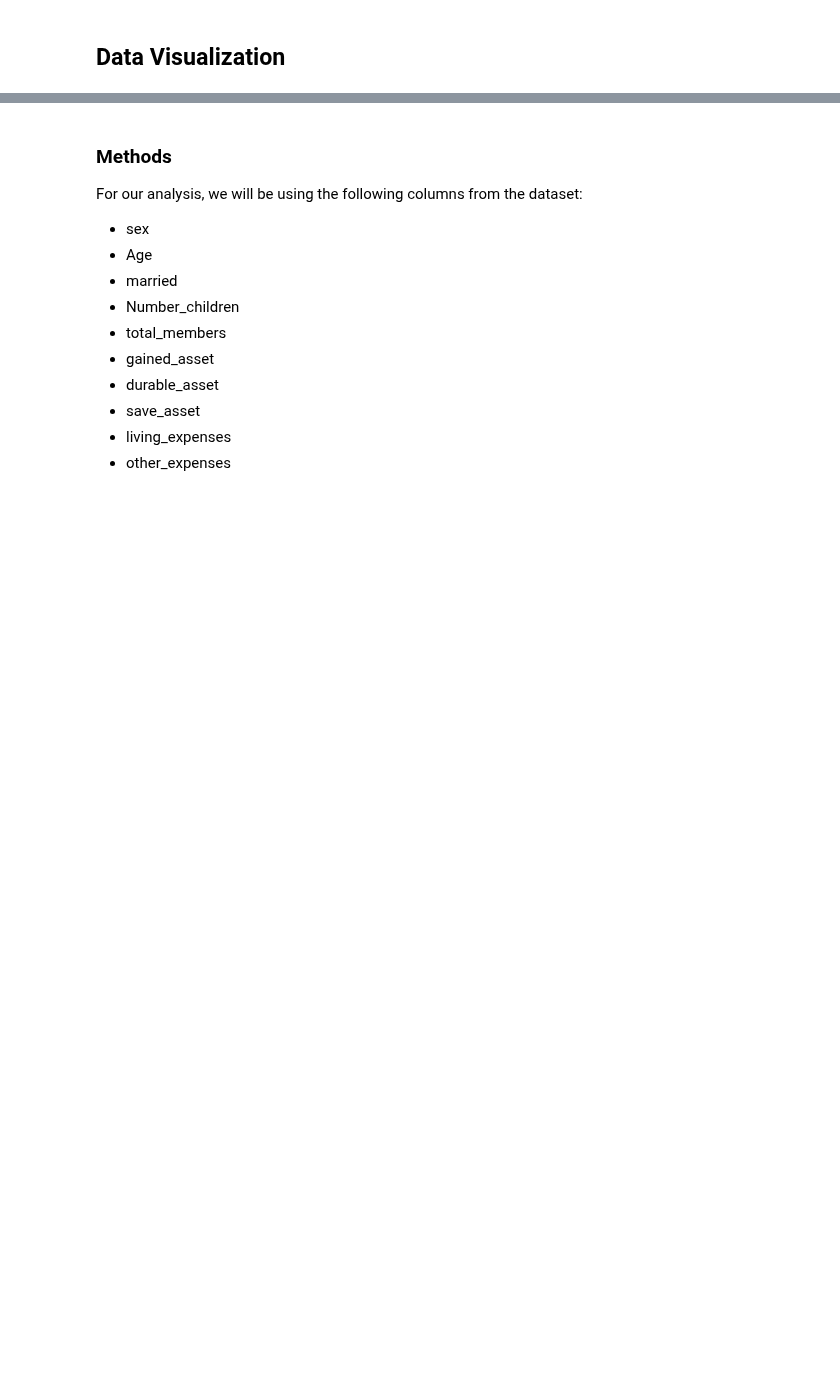
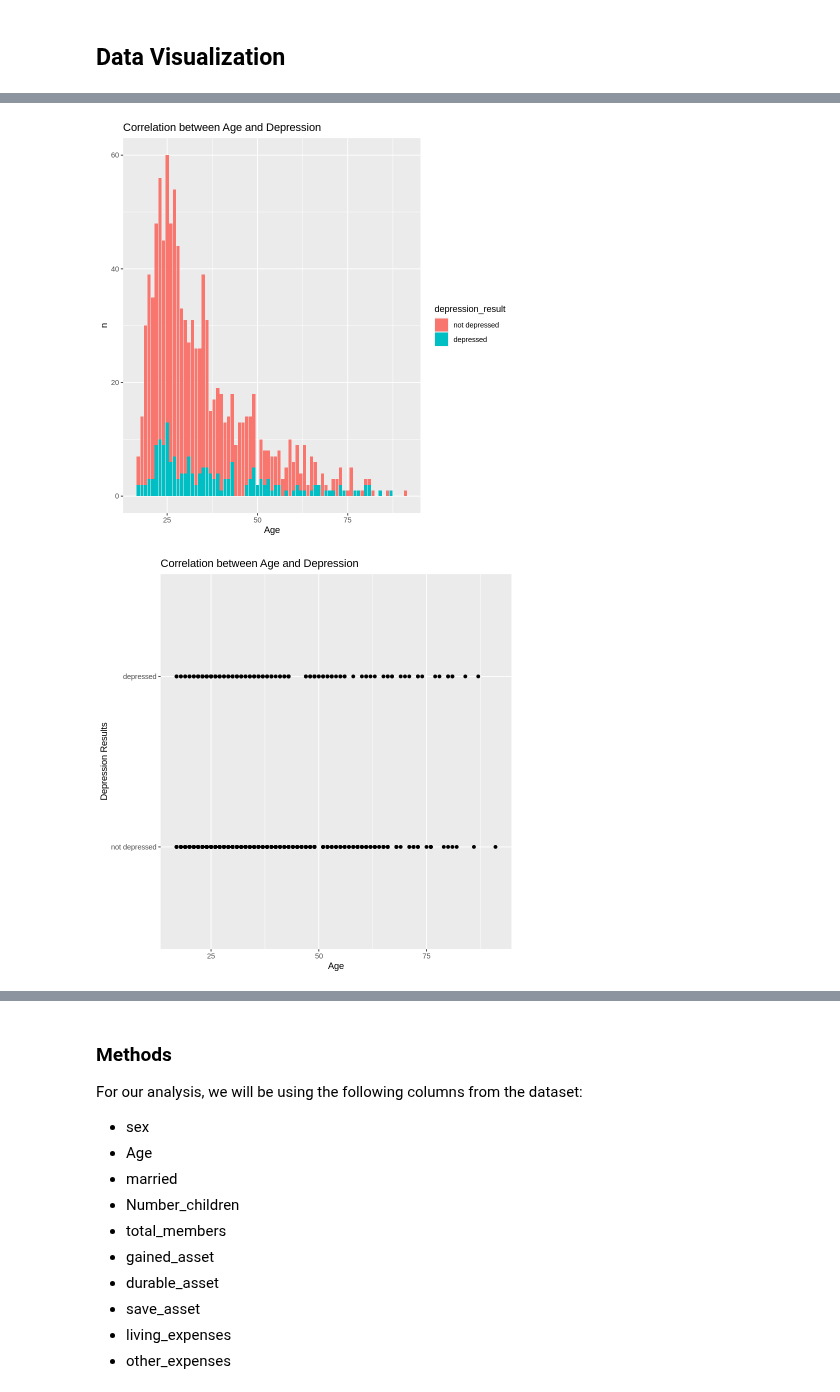
Before and after one commit to DonaldKLee/DSCI-100-Group-Project, a Jupyter notebook: main.ipynb, the cells around one changed output, grey strips where cells are left out. Cells and saved outputs as stored; diff of their text form; code cells hidden in the pictures; blank space fills up the shorter version.

```diff
--- a/main.ipynb
+++ b/main.ipynb
@@ -148,2 +148,20 @@ depression_data_plot6
 [figure]
 [figure]
+# %%
+depression_data_plot1 <- depression_train |>
+    ggplot(aes(x = Age)) +
+    geom_bar(aes(fill = depression_result)) +
+    labs(x = "Age", y = "n") +
+    ggtitle("Correlation between Age and Depression")
+
+depression_data_plot1
+
+depression_data_plot <- depression_train |>
+    ggplot(aes(x = Age, y = depression_result)) +
+    geom_point() +
+    labs(x = "Age", y = "Depression Results") +
+    ggtitle("Correlation between Age and Depression")
+depression_data_plot
+# %% [output]
+[figure, added]
+[figure, added]
```
Also changed, not shown: parts of 18 cells of this notebook.
